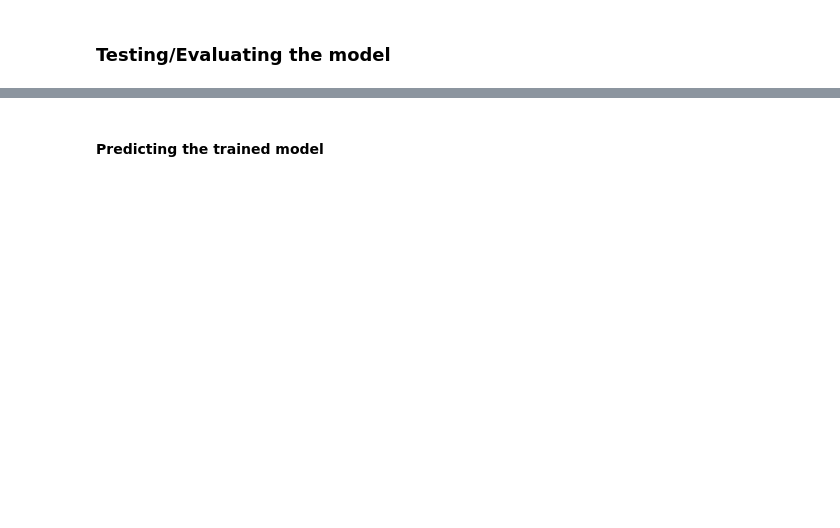
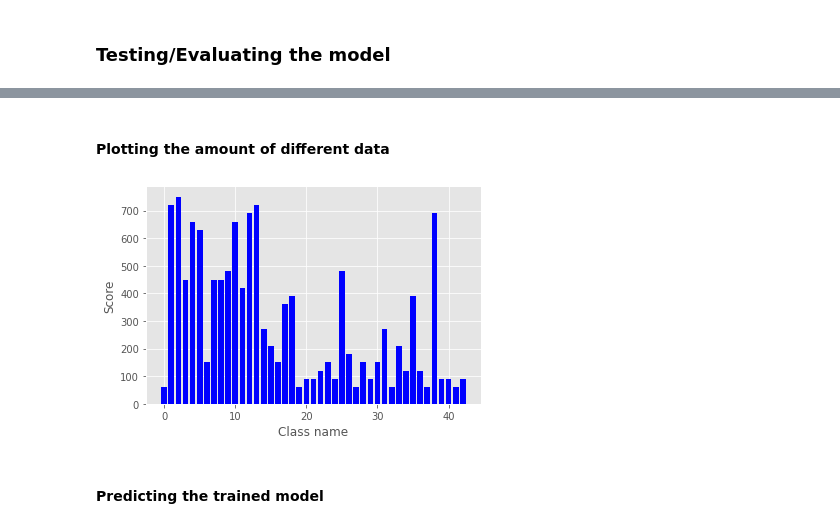
Before and after one commit to treyshotz/Traffic-Sign-Recognition, a Jupyter notebook: notebooks/main.ipynb, the cells around one changed output, grey strips where cells are left out. Saved outputs shown, nothing was run; the diff lists cells and outputs as text; code cells hidden in the pictures; blank space fills up the shorter version.

```diff
--- a/notebooks/main.ipynb
+++ b/notebooks/main.ipynb
@@ -189,3 +301,19 @@ print("test loss, test acc:", res)
+# %% [markdown]
+#### Plotting the amount of different data
+# %%
+arr = []
+for i in range(0, 43):
+  _, _, files = next(os.walk(f"../kaggle/TestWithDirs/{i}/"))
+  arr.append(len(files))
+
+plt.style.use('ggplot')
+x_pos = [i for i, _ in enumerate(class_names)]
+plt.bar(x_pos, arr, color="blue")
+plt.xlabel("Class name")
+plt.ylabel("Score")
+plt.show()
+# %% [output]
+[figure, added]
 # %% [markdown]
 #### Predicting the trained model
 # %%
```
Also changed, not shown: parts of 15 cells of this notebook, 1 other file.
